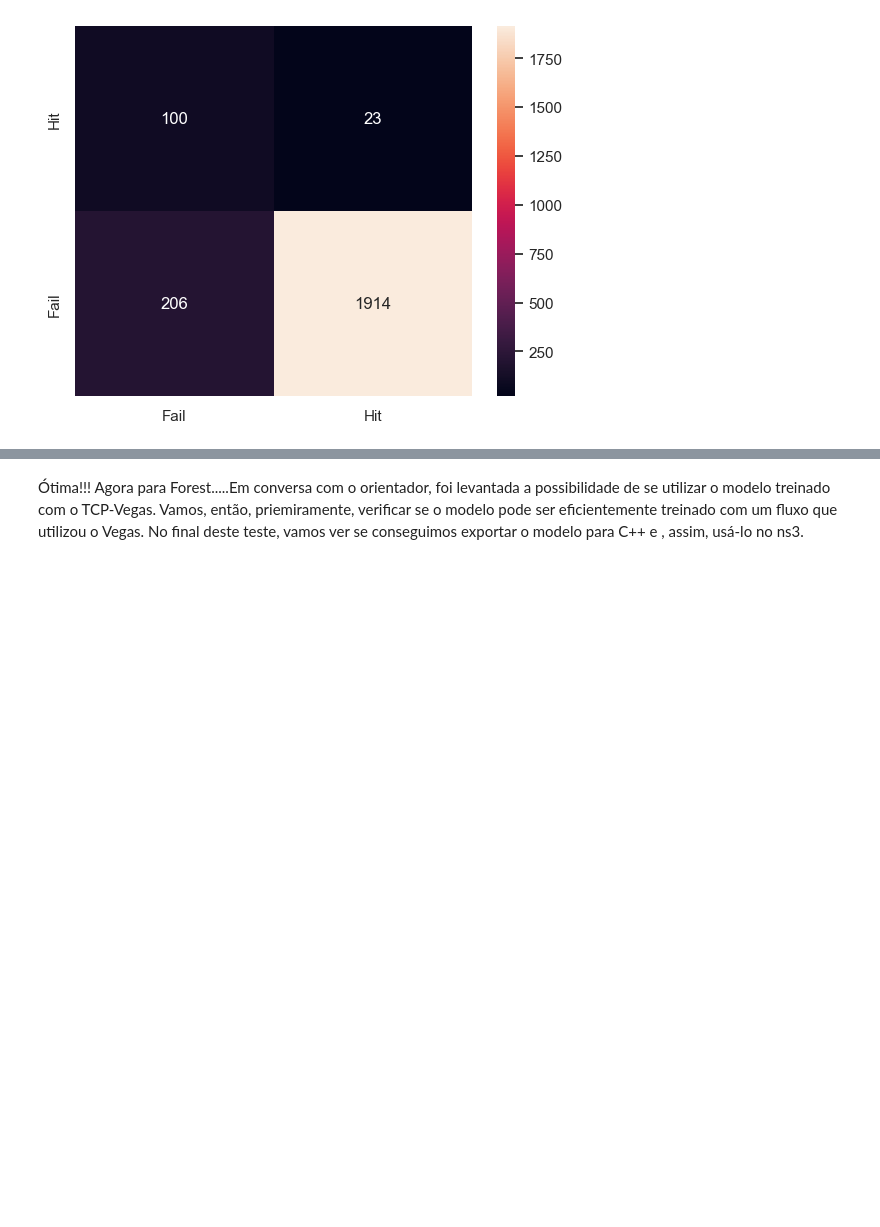
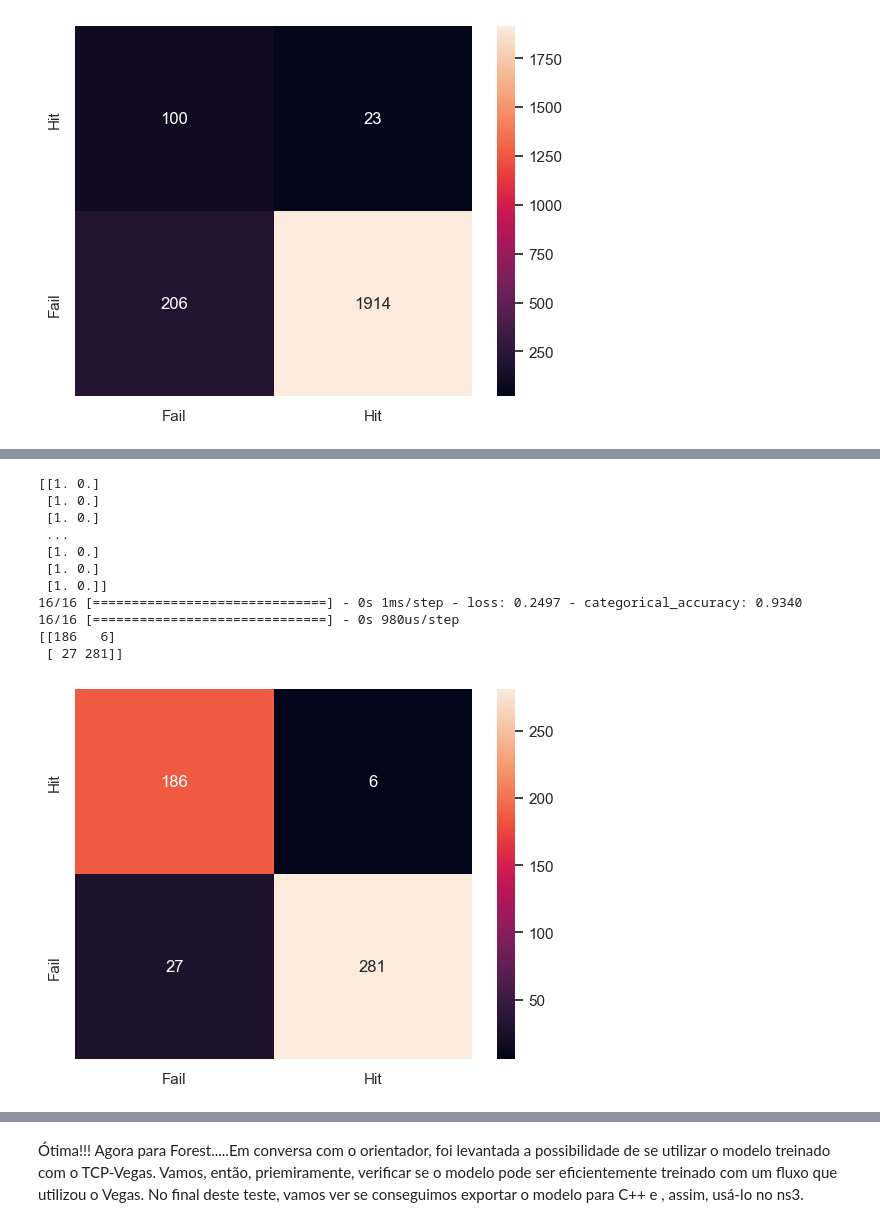
Before and after one commit to reisdout/FederatedColab, a Jupyter notebook: neural_network_model.ipynb, the cells around one changed output, grey strips where cells are left out. Drawn from its saved outputs; the diff is of its cells as text; code cells hidden in the pictures; blank space fills up the shorter version.

```diff
--- a/neural_network_model.ipynb
+++ b/neural_network_model.ipynb
@@ -1940,0 +2156,15 @@ ax = sns.heatmap(to_heat_map,annot=True, fmt="d")
+# %%
+AderenciaOutrosFluxos('./Exp_0000029','./Exp_0000029/training_client01_03.csv')
+# %% [output]
+[[1. 0.]
+ [1. 0.]
+ [1. 0.]
+ ...
+ [1. 0.]
+ [1. 0.]
+ [1. 0.]]
+16/16 [==============================] - 0s 1ms/step - loss: 0.2497 - categorical_accuracy: 0.9340
+16/16 [==============================] - 0s 980us/step
+[[186   6]
+ [ 27 281]]
+[figure, added]
```
Also changed, not shown: parts of 8 cells of this notebook, 9 other files.
